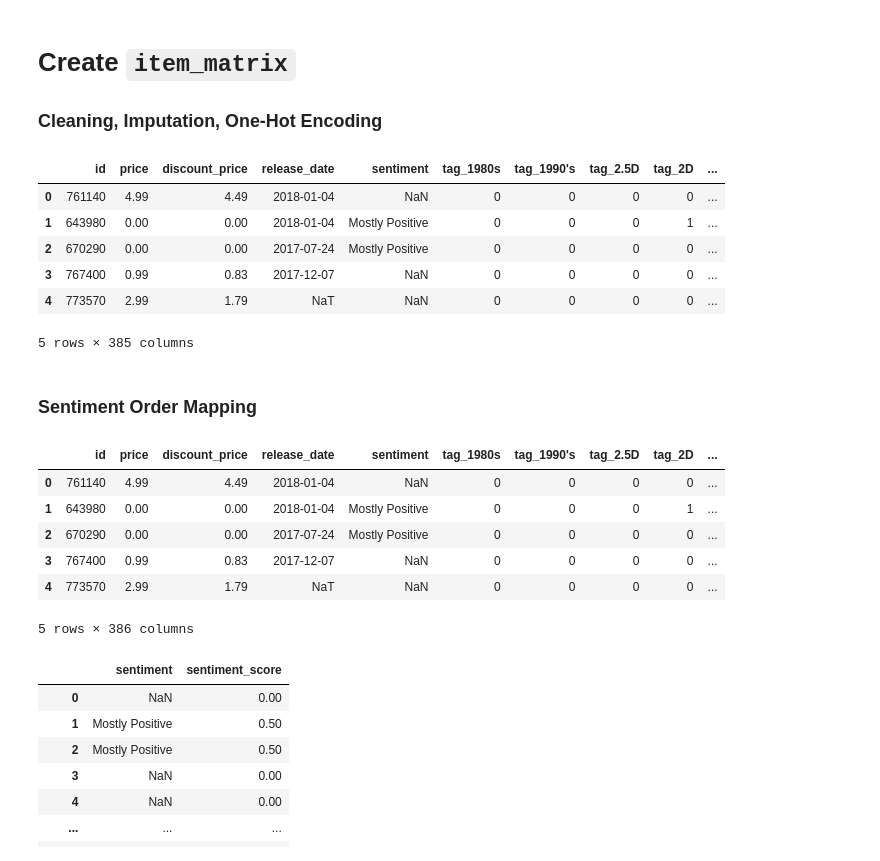
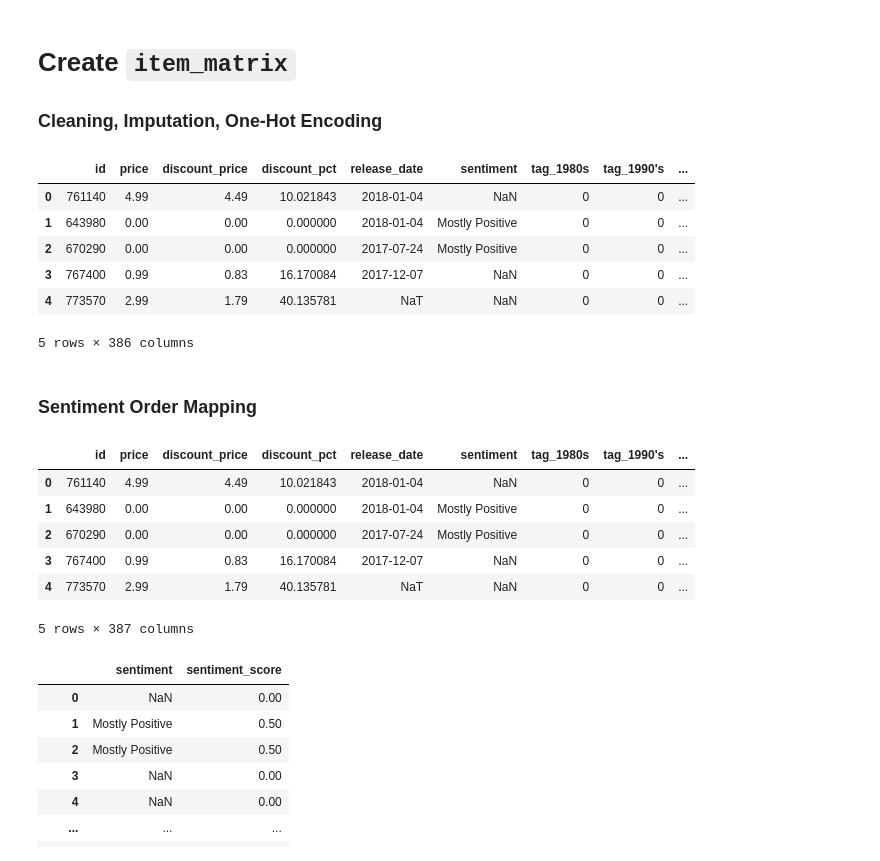
Before and after one commit to kylechoi101/CSE158_assignment2, a Jupyter notebook: models_edited.ipynb, the cells around one changed output. Saved outputs shown, nothing was run; the diff lists cells and outputs as text; code cells hidden in the pictures.

```diff
--- a/models_edited.ipynb
+++ b/models_edited.ipynb
@@ -32,7 +32,7 @@ def parse(path):
 
 print("Loading Game Metadata...")
 games_metadata = []
-for line in parse('/home/nbatjargal/private/data/steam_games.json.gz'):
+for line in parse('steam_games.json.gz'):
     if 'id' in line:
         games_metadata.append(line)
 steam_games = pd.DataFrame(games_metadata)
@@ -41,7 +41,7 @@ print(f"Successfully Loaded {len(steam_games)} game metadata.")
 print("Loading User Items (Ownership & Playtime)...")
 data_items = []
 # Loop over the generator yielded by parse() until it runs out of lines
-for line in parse('/home/nbatjargal/private/data/australian_users_items.json.gz'):
+for line in parse('australian_users_items.json.gz'):
     data_items.append(line)
 
 australian_users_items = pd.DataFrame(data_items)
@@ -343,42 +343,45 @@ def clean_price(x):
             return np.nan
     return np.nan
 
 item_matrix['price'] = item_matrix['price'].apply(clean_price)
+item_matrix['price'] = item_matrix['price'].fillna(item_matrix['price'].mean())
 item_matrix['discount_price'] = item_matrix['discount_price'].apply(clean_price)
 item_matrix['discount_price'] = item_matrix['discount_price'].fillna(item_matrix['price'])
-
+item_matrix['discount_pct'] = (1 - (item_matrix['discount_price'] / (item_matrix['price'] + 0.0001))) * 100
+item_matrix['discount_pct'] = item_matrix['discount_pct'].clip(0, 100)
+item_matrix['discount_pct'] = item_matrix.apply(lambda x : 0 if x['discount_price'] == x['price'] else x['discount_pct'], axis=1)
 # OHE tags
 mlb = MultiLabelBinarizer()
 binary_matrix = mlb.fit_transform(item_matrix['tags'])
 tag_columns = [f"tag_{c}" for c in mlb.classes_]
 df_tags = pd.DataFrame(binary_matrix, columns=tag_columns, index=item_matrix.index)
 
 # OHE specs
 mlb_specs = MultiLabelBinarizer()
 binary_matrix_specs = mlb_specs.fit_transform(item_matrix['specs'])
 spec_columns = [f"spec_{c}" for c in mlb_specs.classes_]
 df_specs = pd.DataFrame(binary_matrix_specs, columns=spec_columns, index=item_matrix.index)
 
-keep_cols = ['id', 'title', 'price', 'discount_price', 'release_date', 'developer', 'sentiment']
+keep_cols = ['id', 'title', 'price', 'discount_price', 'discount_pct', 'release_date', 'developer', 'sentiment']
 item_matrix = pd.concat([item_matrix[keep_cols], df_tags, df_specs], axis=1)
 
 # Binary developers
 top_30 = item_matrix['developer'].value_counts()[:30].index
 pattern = '|'.join([str(x) for x in top_30 if len(str(x)) > 0])
 item_matrix['top_30_dev'] = item_matrix['developer'].str.contains(pattern, na=False, case=False).astype(int)
 
 item_matrix = item_matrix.drop(columns=['title', 'developer'])
 item_matrix['release_date'] = pd.to_datetime(item_matrix['release_date'], errors='coerce')
 
 item_matrix.head()
 # %% [output]
-|  | id | price | discount_price | release_date | sentiment | tag_1980s | tag_1990's | tag_2.5D | tag_2D | ... |
-| 0 | 761140 | 4.99 | 4.49 | 2018-01-04 | NaN | 0 | 0 | 0 | 0 | ... |
-| 1 | 643980 | 0.00 | 0.00 | 2018-01-04 | Mostly Positive | 0 | 0 | 0 | 1 | ... |
-| 2 | 670290 | 0.00 | 0.00 | 2017-07-24 | Mostly Positive | 0 | 0 | 0 | 0 | ... |
-| 3 | 767400 | 0.99 | 0.83 | 2017-12-07 | NaN | 0 | 0 | 0 | 0 | ... |
-| 4 | 773570 | 2.99 | 1.79 | NaT | NaN | 0 | 0 | 0 | 0 | ... |
+|  | id | price | discount_price | discount_pct | release_date | sentiment | tag_1980s | tag_1990's | ... |
+| 0 | 761140 | 4.99 | 4.49 | 10.021843 | 2018-01-04 | NaN | 0 | 0 | ... |
+| 1 | 643980 | 0.00 | 0.00 | 0.000000 | 2018-01-04 | Mostly Positive | 0 | 0 | ... |
+| 2 | 670290 | 0.00 | 0.00 | 0.000000 | 2017-07-24 | Mostly Positive | 0 | 0 | ... |
+| 3 | 767400 | 0.99 | 0.83 | 16.170084 | 2017-12-07 | NaN | 0 | 0 | ... |
+| 4 | 773570 | 2.99 | 1.79 | 40.135781 | NaT | NaN | 0 | 0 | ... |
-5 rows × 385 columns
+5 rows × 386 columns
 # %% [markdown]
 ### Sentiment Order Mapping
 # %%
@@ -407,18 +410,20 @@ def get_sentiment_score(s):
     if 'user reviews' in s:
         return 0
 
-    return 0
+    return np.nan
 
 item_matrix['sentiment_score'] = item_matrix['sentiment'].apply(get_sentiment_score)
+mean_score = item_matrix['sentiment_score'].mean()
+item_matrix['sentiment_score'] = item_matrix['sentiment_score'].fillna(mean_score)
 item_matrix.head()
 # %% [output]
-|  | id | price | discount_price | release_date | sentiment | tag_1980s | tag_1990's | tag_2.5D | tag_2D | ... |
-| 0 | 761140 | 4.99 | 4.49 | 2018-01-04 | NaN | 0 | 0 | 0 | 0 | ... |
-| 1 | 643980 | 0.00 | 0.00 | 2018-01-04 | Mostly Positive | 0 | 0 | 0 | 1 | ... |
-| 2 | 670290 | 0.00 | 0.00 | 2017-07-24 | Mostly Positive | 0 | 0 | 0 | 0 | ... |
-| 3 | 767400 | 0.99 | 0.83 | 2017-12-07 | NaN | 0 | 0 | 0 | 0 | ... |
-| 4 | 773570 | 2.99 | 1.79 | NaT | NaN | 0 | 0 | 0 | 0 | ... |
+|  | id | price | discount_price | discount_pct | release_date | sentiment | tag_1980s | tag_1990's | ... |
+| 0 | 761140 | 4.99 | 4.49 | 10.021843 | 2018-01-04 | NaN | 0 | 0 | ... |
+| 1 | 643980 | 0.00 | 0.00 | 0.000000 | 2018-01-04 | Mostly Positive | 0 | 0 | ... |
+| 2 | 670290 | 0.00 | 0.00 | 0.000000 | 2017-07-24 | Mostly Positive | 0 | 0 | ... |
+| 3 | 767400 | 0.99 | 0.83 | 16.170084 | 2017-12-07 | NaN | 0 | 0 | ... |
+| 4 | 773570 | 2.99 | 1.79 | 40.135781 | NaT | NaN | 0 | 0 | ... |
-5 rows × 386 columns
+5 rows × 387 columns
 # %%
 item_matrix[['sentiment', 'sentiment_score']]
 # %% [output]
```
Also changed, not shown: parts of 16 cells of this notebook.
